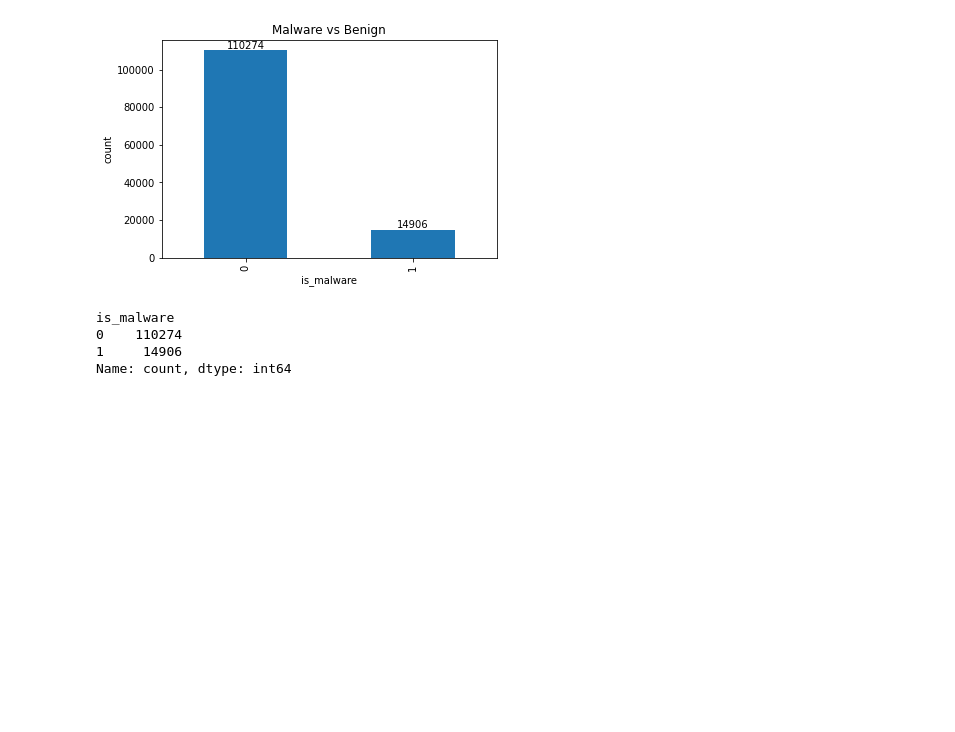
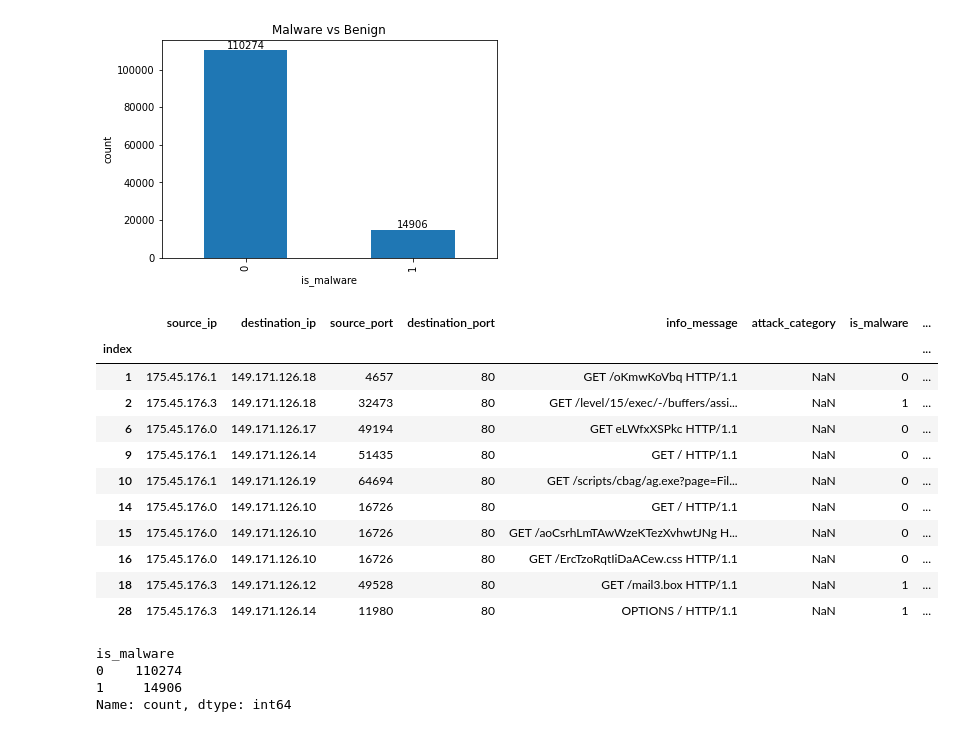
Before and after one commit to neroSpace/network-intrusion-detection, a Jupyter notebook: nids-implementation/pre-process.ipynb, the cells around one changed output. Cells and saved outputs as stored; diff of their text form; code cells hidden in the pictures; blank space fills up the shorter version.

```diff
--- a/nids-implementation/pre-process.ipynb
+++ b/nids-implementation/pre-process.ipynb
@@ -312,6 +307,23 @@ plt.show()
 [figure]
 # %%
 unsw_labeled.to_parquet('C:\\Users\\asus\\Documents\\nids-pcap-dataset\\unsw_parquet_used_dataset\\unsw_labeled.parquet')
+# %%
+unsw_labeled = pd.read_parquet('C:\\Users\\asus\\Documents\\nids-pcap-dataset\\unsw_parquet_used_dataset\\unsw_labeled.parquet')
+# %%
+unsw_labeled.head(10)
+# %% [output]
+|  | source_ip | destination_ip | source_port | destination_port | info_message | attack_category | is_malware | ... |
+| index |  |  |  |  |  |  |  | ... |
+| 1 | 175.45.176.1 | 149.171.126.18 | 4657 | 80 | GET /oKmwKoVbq HTTP/1.1 | NaN | 0 | ... |
+| 2 | 175.45.176.3 | 149.171.126.18 | 32473 | 80 | GET /level/15/exec/-/buffers/assi... | NaN | 1 | ... |
+| 6 | 175.45.176.0 | 149.171.126.17 | 49194 | 80 | GET eLWfxXSPkc HTTP/1.1 | NaN | 0 | ... |
+| 9 | 175.45.176.1 | 149.171.126.14 | 51435 | 80 | GET / HTTP/1.1 | NaN | 0 | ... |
+| 10 | 175.45.176.1 | 149.171.126.19 | 64694 | 80 | GET /scripts/cbag/ag.exe?page=Fil... | NaN | 0 | ... |
+| 14 | 175.45.176.0 | 149.171.126.10 | 16726 | 80 | GET / HTTP/1.1 | NaN | 0 | ... |
+| 15 | 175.45.176.0 | 149.171.126.10 | 16726 | 80 | GET /aoCsrhLmTAwWzeKTezXvhwtJNg H... | NaN | 0 | ... |
+| 16 | 175.45.176.0 | 149.171.126.10 | 16726 | 80 | GET /ErcTzoRqtIiDaACew.css HTTP/1.1 | NaN | 0 | ... |
+| 18 | 175.45.176.3 | 149.171.126.12 | 49528 | 80 | GET /mail3.box HTTP/1.1 | NaN | 1 | ... |
+| 28 | 175.45.176.3 | 149.171.126.14 | 11980 | 80 | OPTIONS / HTTP/1.1 | NaN | 1 | ... |
 # %%
 unsw_labeled.is_malware.value_counts()
 # %% [output]
```
Also changed, not shown: parts of 1 cell of this notebook, 8 other files.
